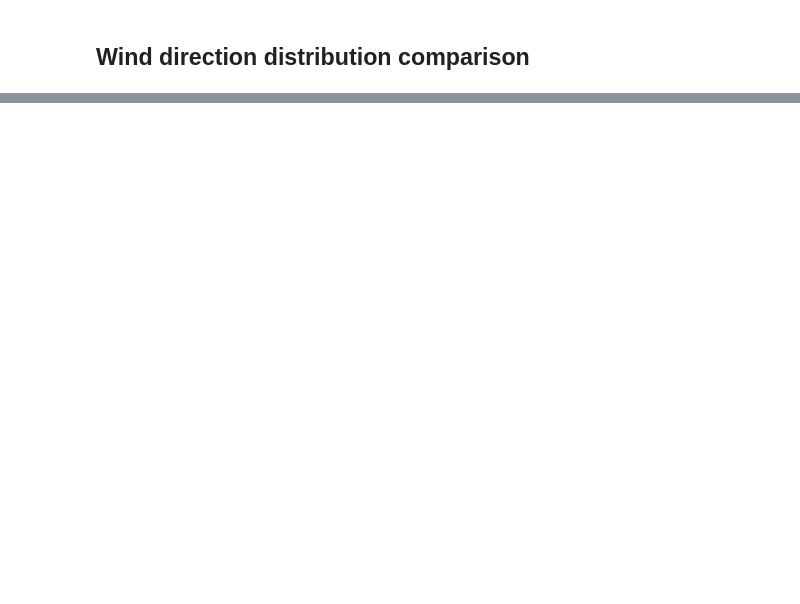
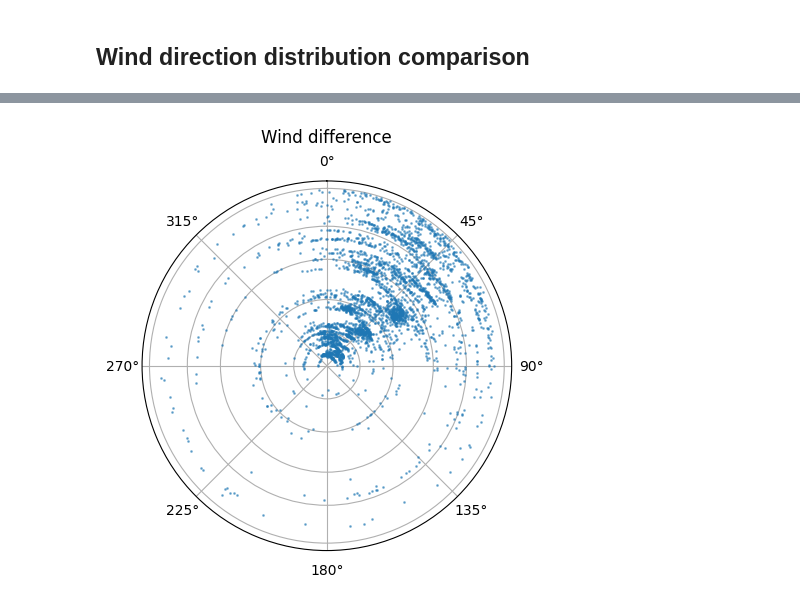
Before and after one commit to ferazuza/aspred, a Jupyter notebook: notebooks/winds.ipynb, the cells around one changed output, grey strips where cells are left out. Drawn from its saved outputs; the diff is of its cells as text; code cells hidden in the pictures; blank space fills up the shorter version.

Commit message:
Differences

```diff
--- a/notebooks/winds.ipynb
+++ b/notebooks/winds.ipynb
@@ -200,0 +266,11 @@ Mode angle at KDE2 (NRT): 5.987505998606429 ( 343.05882352941177 deg)
+# %%
+fig, ax = plt.subplots(subplot_kw={'projection': 'polar'})
+ax.set_theta_zero_location('N')
+ax.set_title("Wind difference", va='bottom')
+ax.set_theta_direction(-1)
+# Hide the radial labels
+ax.set_yticklabels([])
+ax.plot(df_smoothed["wind_direction_difference"],df_smoothed["date"], linestyle="", marker="o", alpha=0.5, markersize=1)
+plt.show()
+# %% [output]
+[figure, added]
```
Also changed, not shown: parts of 23 cells of this notebook, 1 other file.
